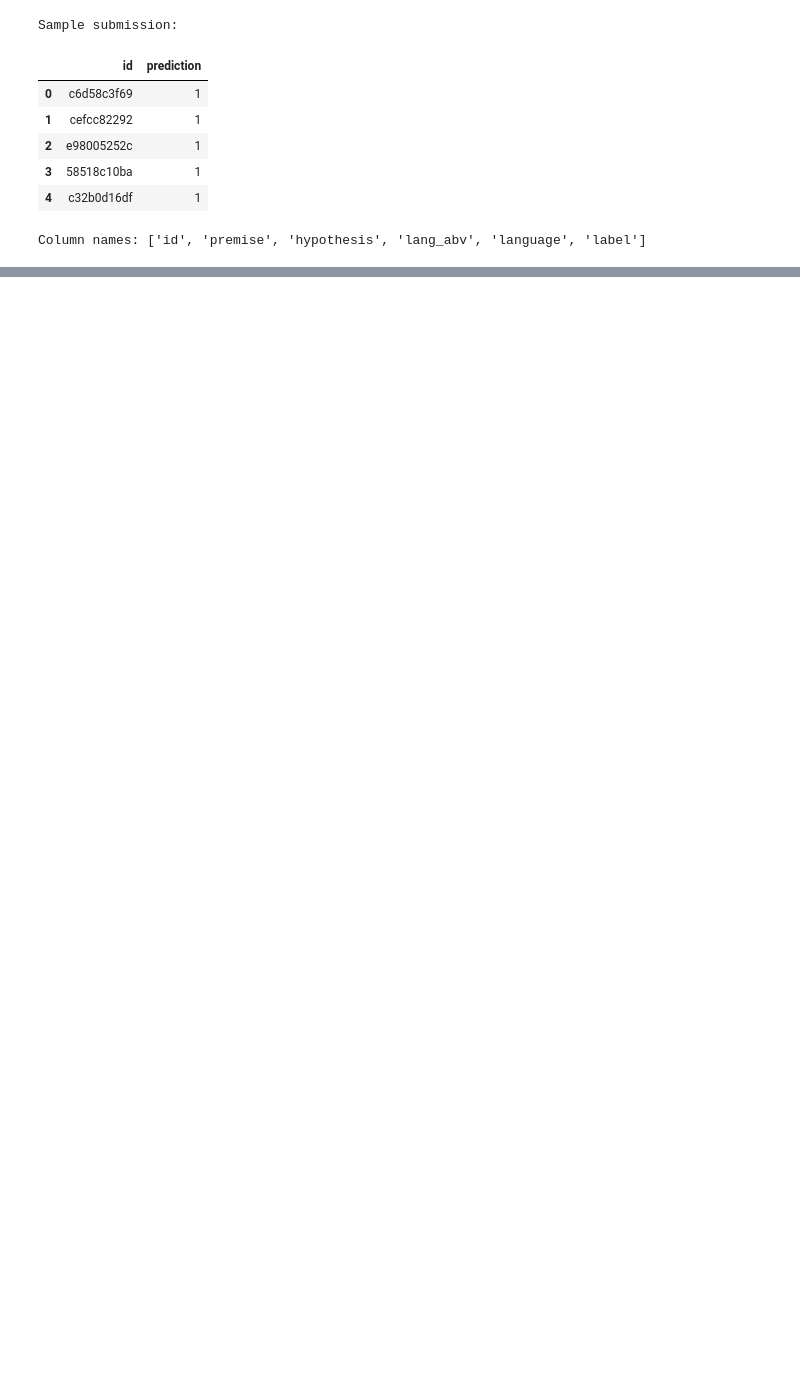
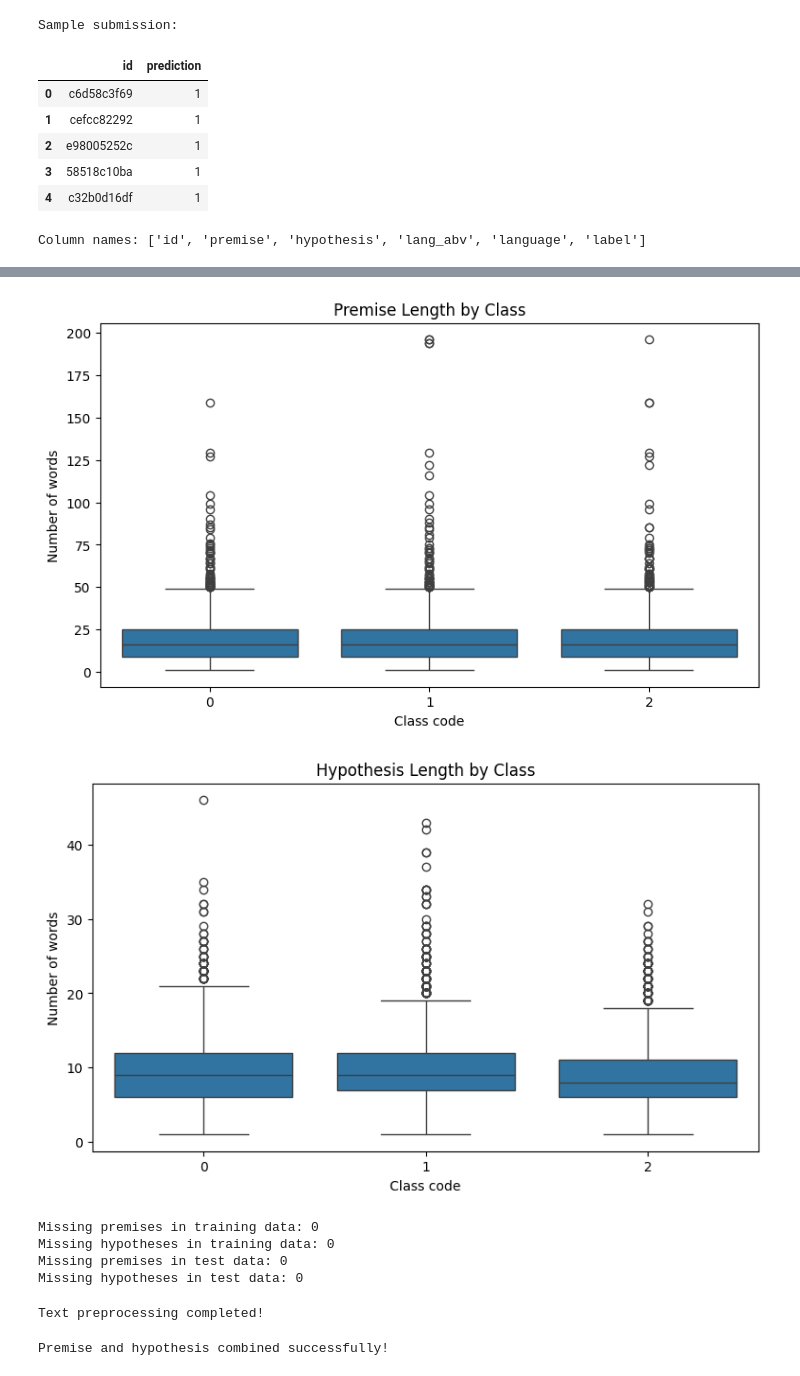
Before and after one commit to Aasta-EB/Group05-_KaggleCompetition, a Jupyter notebook: MLgroup05!.ipynb, the cells around one changed output, grey strips where cells are left out. Cells and saved outputs as stored; diff of their text form; code cells hidden in the pictures; blank space fills up the shorter version.

Commit message:
Preprocessing part

```diff
--- a/MLgroup05!.ipynb
+++ b/MLgroup05!.ipynb
@@ -75,0 +289,43 @@ Column names: ['id', 'premise', 'hypothesis', 'lang_abv', 'language', 'label']
+# %%
+# We look into whether sentence lengths differ between classes.
+# This helps us explore possible relationships between text
+# characteristics and the classification labels.
+
+plt.figure(figsize=(9, 5))
+
+sns.boxplot(data=train, x="label", y="premise_length")
+
+plt.title("Premise Length by Class")
+plt.xlabel("Class code")
+plt.ylabel("Number of words")
+plt.show()
+
+
+plt.figure(figsize=(9, 5))
+
+sns.boxplot(data=train, x="label", y="hypothesis_length")
+
+plt.title("Hypothesis Length by Class")
+plt.xlabel("Class code")
+plt.ylabel("Number of words")
+plt.show()
+# %% [output]
+[figure, added]
+[figure, added]
+# %%
+# Before preparing the text, we check whether premises
+# or hypotheses are missing.
+#
+# We need this information because missing text must be
+# handled before using the data in a model.
+
+print("Missing premises in training data:", train["premise"].isnull().sum())
+print("Missing hypotheses in training data:", train["hypothesis"].isnull().sum())
+
+print("Missing premises in test data:", test["premise"].isnull().sum())
+print("Missing hypotheses in test data:", test["hypothesis"].isnull().sum())
+# %% [output]
+Missing premises in training data: 0
+Missing hypotheses in training data: 0
+Missing premises in test data: 0
+Missing hypotheses in test data: 0
@@ -75,0 +359,37 @@ Column names: ['id', 'premise', 'hypothesis', 'lang_abv', 'language', 'label']
+# %%
+# We apply the same preprocessing function to the training
+# and test datasets.
+#
+# We create new columns instead of changing the original text.
+# This allows us to compare the original and prepared versions.
+
+train["premise_clean"] = train["premise"].apply(preprocess_text)
+train["hypothesis_clean"] = train["hypothesis"].apply(preprocess_text)
+
+test["premise_clean"] = test["premise"].apply(preprocess_text)
+test["hypothesis_clean"] = test["hypothesis"].apply(preprocess_text)
+
+print("Text preprocessing completed!")
+# %% [output]
+Text preprocessing completed!
+# %%
+# We combine the premise and hypothesis into one text column.
+# We use clear labels to show which text is the premise
+# and which text is the hypothesis.
+#
+# This is important because our model must understand
+# the relationship between the two sentences.
+
+train["text_pair"] = (
+    "premise: " + train["premise_clean"] +
+    " hypothesis: " + train["hypothesis_clean"]
+)
+
+test["text_pair"] = (
+    "premise: " + test["premise_clean"] +
+    " hypothesis: " + test["hypothesis_clean"]
+)
+
+print("Premise and hypothesis combined successfully!")
+# %% [output]
+Premise and hypothesis combined successfully!
```
Also changed, not shown: parts of 10 cells of this notebook.
